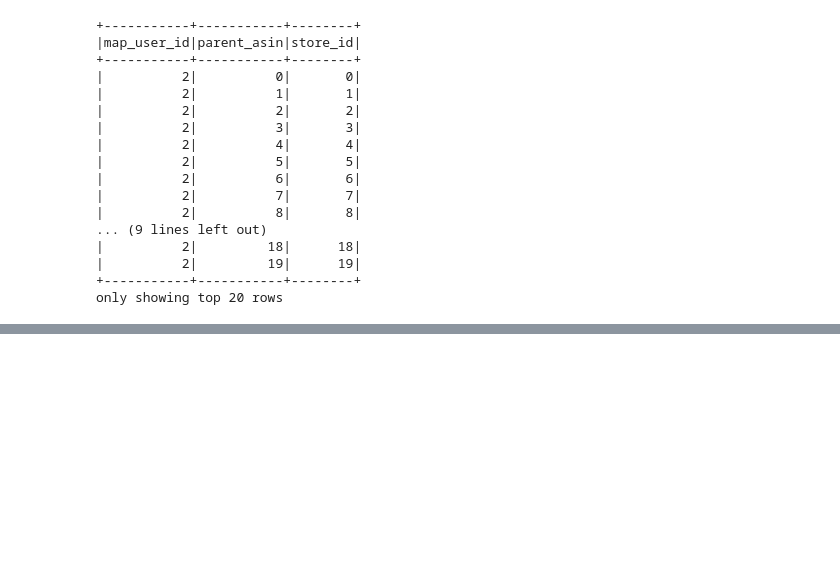
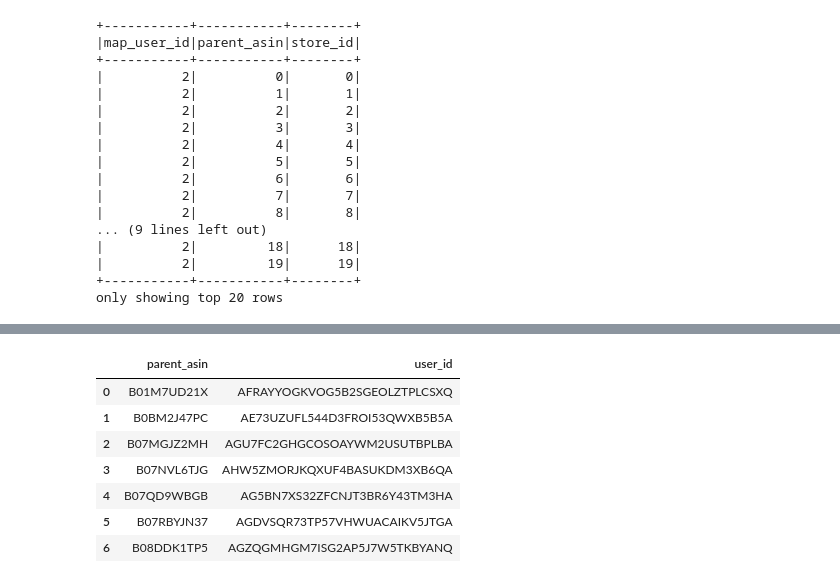
Before and after one commit to milymilek/recsys-streaming, a Jupyter notebook: recsys-streaming-ml/notebooks/spark.ipynb, the cells around one changed output, grey strips where cells are left out. Cells and saved outputs as stored; diff of their text form; code cells hidden in the pictures; blank space fills up the shorter version.

```diff
--- a/recsys-streaming-ml/notebooks/spark.ipynb
+++ b/recsys-streaming-ml/notebooks/spark.ipynb
@@ -296,0 +472,11 @@ pd.DataFrame(random_user_ids, columns=['user_id']).to_csv("../.data/sample_user_
+# %%
+df.toPandas()
+# %% [output]
+|  | parent_asin | user_id |
+| 0 | B01M7UD21X | AFRAYYOGKVOG5B2SGEOLZTPLCSXQ |
+| 1 | B0BM2J47PC | AE73UZUFL544D3FROI53QWXB5B5A |
+| 2 | B07MGJZ2MH | AGU7FC2GHGCOSOAYWM2USUTBPLBA |
+| 3 | B07NVL6TJG | AHW5ZMORJKQXUF4BASUKDM3XB6QA |
+| 4 | B07QD9WBGB | AG5BN7XS32ZFCNJT3BR6Y43TM3HA |
+| 5 | B07RBYJN37 | AGDVSQR73TP57VHWUACAIKV5JTGA |
+| 6 | B08DDK1TP5 | AGZQGMHGM7ISG2AP5J7W5TKBYANQ |
```
Also changed, not shown: parts of 21 cells of this notebook, 9 other files.
